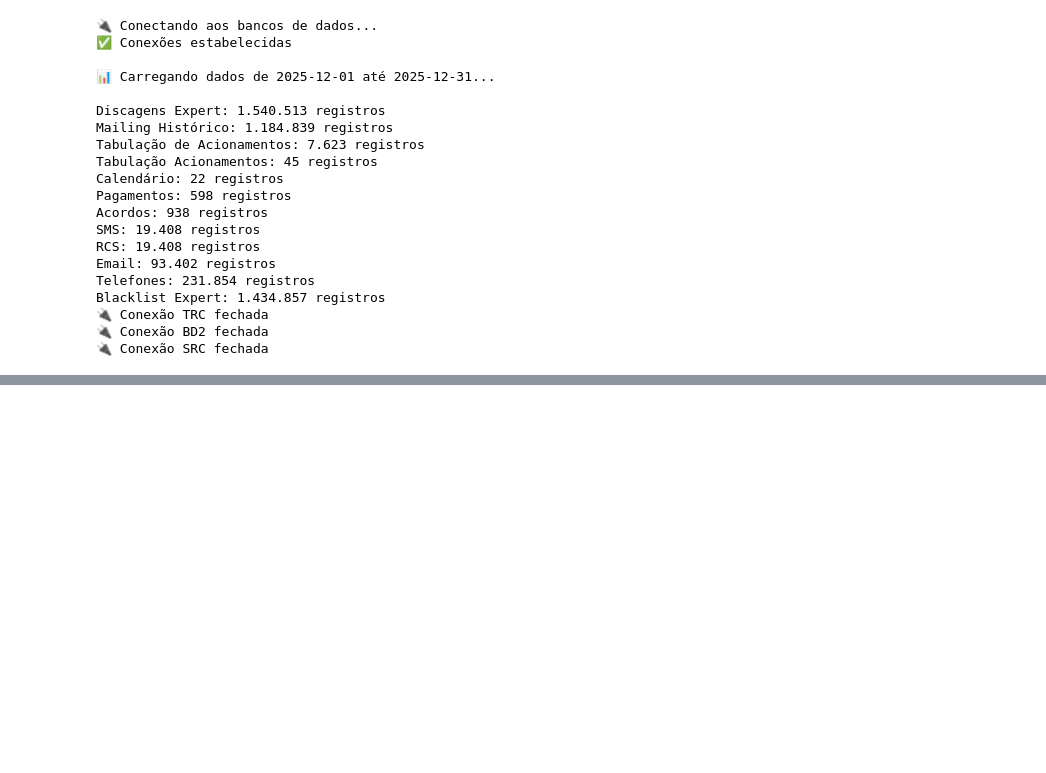
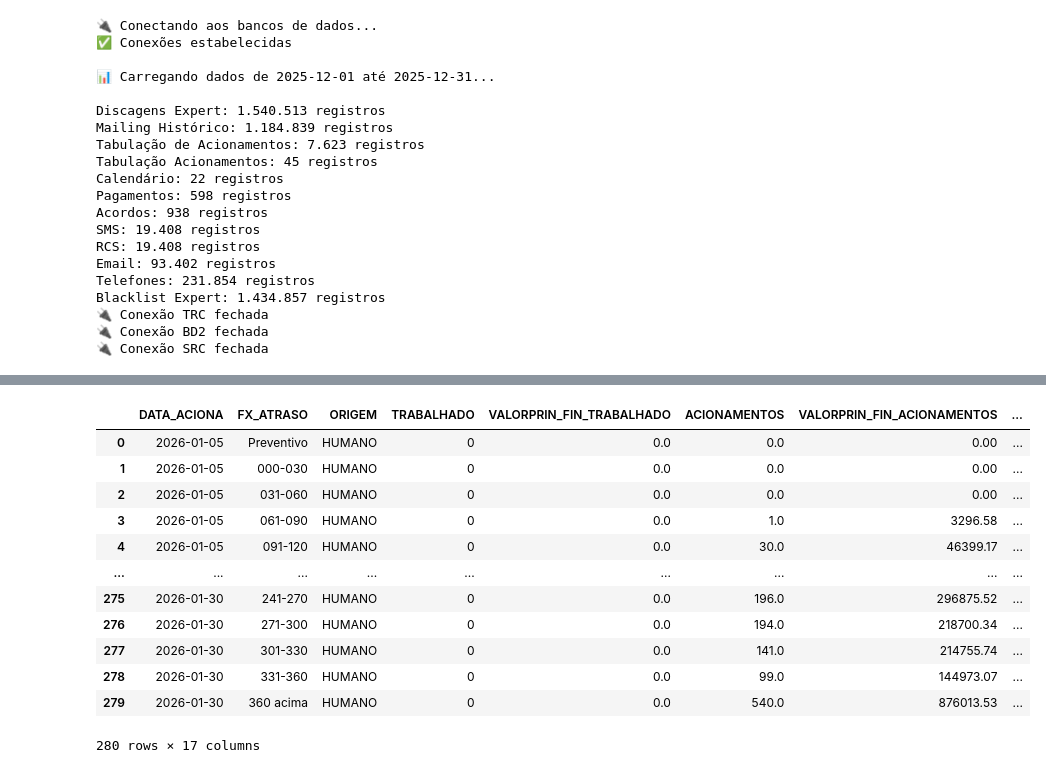
Before and after one commit to Claudiano-alves/Data-Analysis-Portfolio, a Jupyter notebook: Projects/notebooks/data_wrangling_ouze.ipynb, the cells around one changed output, grey strips where cells are left out. Cells and saved outputs as stored; diff of their text form; code cells hidden in the pictures; blank space fills up the shorter version.

```diff
--- a/Projects/notebooks/data_wrangling_ouze.ipynb
+++ b/Projects/notebooks/data_wrangling_ouze.ipynb
@@ -77,0 +179,28 @@ UnicodeDecodeError: 'charmap' codec can't decode byte 0x8d in position 2368: cha
+# %%
+from utils.acionamentos.data_processing import tratar_acionamentos_tabulacao, confere_tabulacao_acionamentos, enriquecer_acionamentos
+from utils.acionamentos.metricas_acumuladas import acionamentos_fxAtraso_origem_humano, acionamentos_unique_humano, acionamentos_esforco_humano
+
+
+df_mailing_hist_processing = adicionar_faixa_atraso(df_mailing_hist, FAIXAS_ATRASO_BINS, FAIXAS_ATRASO_LABELS)
+df_tabulacao_aciona_processing = tratar_acionamentos_tabulacao(df_tabulacao_aciona)
+df_tab_acionamentos_processing = confere_tabulacao_acionamentos(df_tab_acionamentos, df_tabulacao_aciona_processing)
+df_limpo, df_sem_fx_atraso, df_sem_descricao, df_sem_origem = enriquecer_acionamentos(df_tab_acionamentos_processing, df_mailing_hist_processing, df_dw_calendario)
+df_acionamentos_fxAtraso = acionamentos_fxAtraso_origem_humano(df_limpo, df_dw_calendario)
+#df_acionamentos_unique = acionamentos_unique_humano(df_limpo, df_dw_calendario)
+#df_acionamentos_esforco = acionamentos_esforco_humano(df_limpo, df_dw_calendario)
+
+df_acionamentos_fxAtraso
+# %% [output]
+|  | DATA_ACIONA | FX_ATRASO | ORIGEM | TRABALHADO | VALORPRIN_FIN_TRABALHADO | ACIONAMENTOS | VALORPRIN_FIN_ACIONAMENTOS | ... |
+| 0 | 2026-01-05 | Preventivo | HUMANO | 0 | 0.0 | 0.0 | 0.00 | ... |
+| 1 | 2026-01-05 | 000-030 | HUMANO | 0 | 0.0 | 0.0 | 0.00 | ... |
+| 2 | 2026-01-05 | 031-060 | HUMANO | 0 | 0.0 | 0.0 | 0.00 | ... |
+| 3 | 2026-01-05 | 061-090 | HUMANO | 0 | 0.0 | 1.0 | 3296.58 | ... |
+| 4 | 2026-01-05 | 091-120 | HUMANO | 0 | 0.0 | 30.0 | 46399.17 | ... |
+| ... | ... | ... | ... | ... | ... | ... | ... | ... |
+| 275 | 2026-01-30 | 241-270 | HUMANO | 0 | 0.0 | 196.0 | 296875.52 | ... |
+| 276 | 2026-01-30 | 271-300 | HUMANO | 0 | 0.0 | 194.0 | 218700.34 | ... |
+| 277 | 2026-01-30 | 301-330 | HUMANO | 0 | 0.0 | 141.0 | 214755.74 | ... |
+| 278 | 2026-01-30 | 331-360 | HUMANO | 0 | 0.0 | 99.0 | 144973.07 | ... |
+| 279 | 2026-01-30 | 360 acima | HUMANO | 0 | 0.0 | 540.0 | 876013.53 | ... |
+280 rows × 17 columns
```
Also changed, not shown: parts of 11 cells of this notebook, 14 other files.
